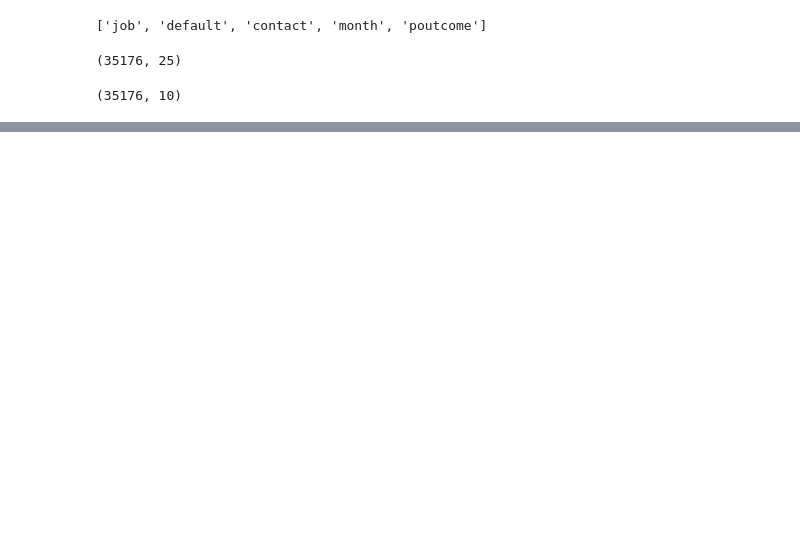
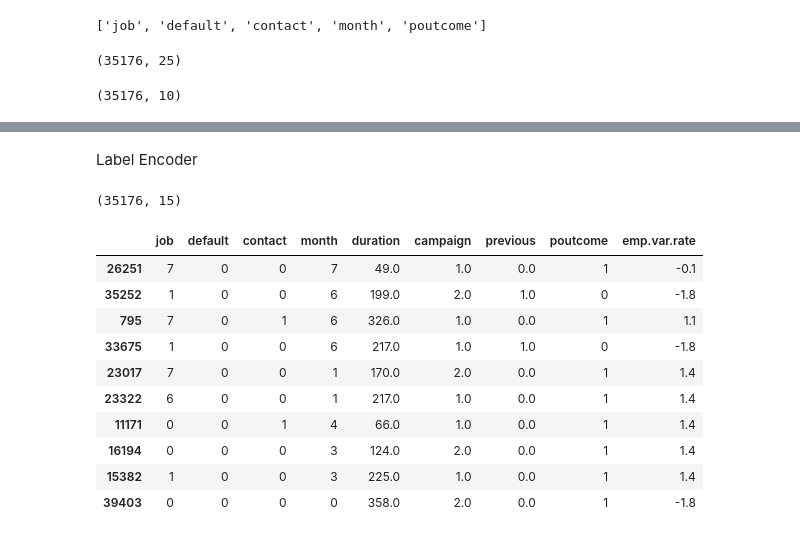
Before and after one commit to saptarshidas219/ML_Prog, a Jupyter notebook: logisticsR.ipynb, the cells around one changed output, grey strips where cells are left out. Cells and saved outputs as stored; diff of their text form; code cells hidden in the pictures; blank space fills up the shorter version.

```diff
--- a/logisticsR.ipynb
+++ b/logisticsR.ipynb
@@ -324,0 +309,2 @@ data_combined.sample(7)
+# %% [markdown]
+Label Encoder
@@ -324,0 +316,5 @@ data_combined.sample(7)
+# %%
+data.sample(10)
+data.shape
+# %% [output]
+(35176, 15)
@@ -324,0 +323,14 @@ data_combined.sample(7)
+# %%
+x.sample(10)
+# %% [output]
+|  | job | default | contact | month | duration | campaign | previous | poutcome | emp.var.rate |
+| 26251 | 7 | 0 | 0 | 7 | 49.0 | 1.0 | 0.0 | 1 | -0.1 |
+| 35252 | 1 | 0 | 0 | 6 | 199.0 | 2.0 | 1.0 | 0 | -1.8 |
+| 795 | 7 | 0 | 1 | 6 | 326.0 | 1.0 | 0.0 | 1 | 1.1 |
+| 33675 | 1 | 0 | 0 | 6 | 217.0 | 1.0 | 1.0 | 0 | -1.8 |
+| 23017 | 7 | 0 | 0 | 1 | 170.0 | 2.0 | 0.0 | 1 | 1.4 |
+| 23322 | 6 | 0 | 0 | 1 | 217.0 | 1.0 | 0.0 | 1 | 1.4 |
+| 11171 | 0 | 0 | 1 | 4 | 66.0 | 1.0 | 0.0 | 1 | 1.4 |
+| 16194 | 0 | 0 | 0 | 3 | 124.0 | 2.0 | 0.0 | 1 | 1.4 |
+| 15382 | 1 | 0 | 0 | 3 | 225.0 | 1.0 | 0.0 | 1 | 1.4 |
+| 39403 | 0 | 0 | 0 | 0 | 358.0 | 2.0 | 0.0 | 1 | -1.8 |
```
Also changed, not shown: parts of 24 cells of this notebook, 1 other file.
